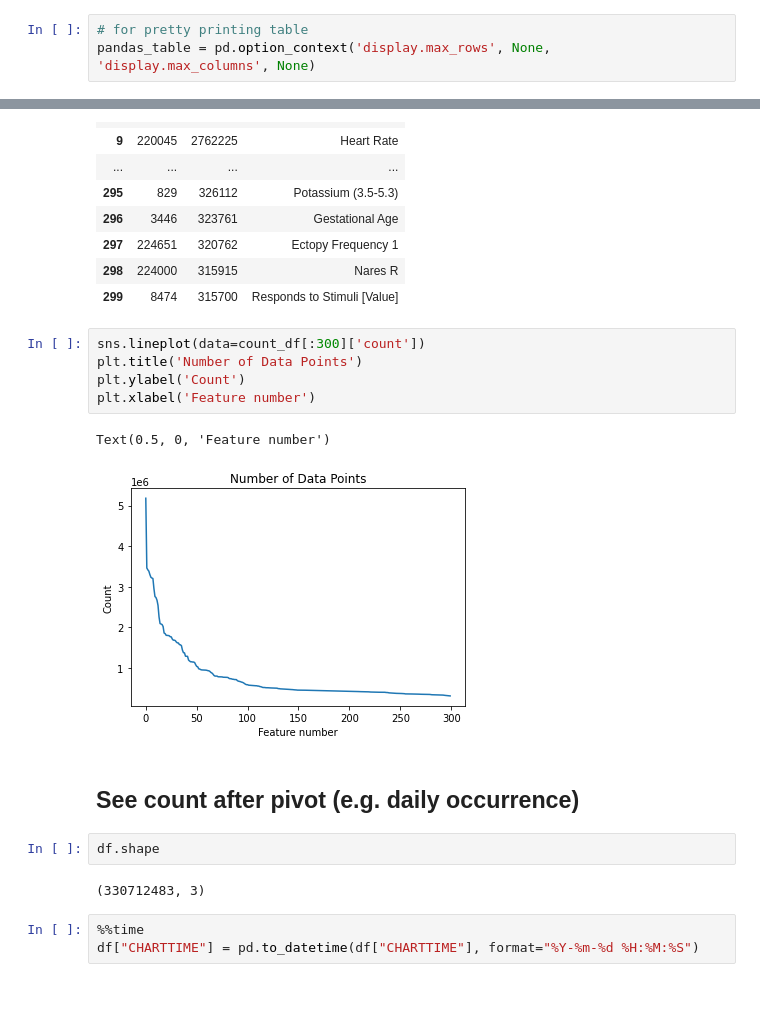
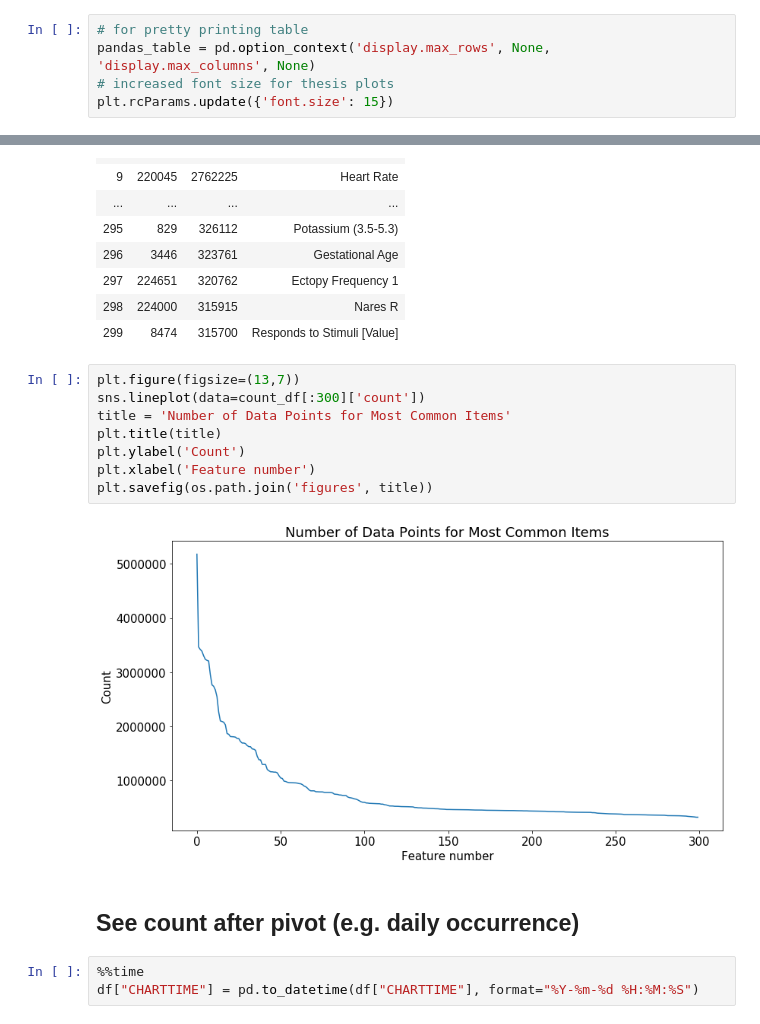
Before and after one commit to Gareth001/thesis, a Jupyter notebook: notebooks/MIMIC features.ipynb, the cells around one changed output, grey strips where cells are left out. Cells and saved outputs as stored; diff of their text form; blank space fills up the shorter version.

Commit message:
Optionally save figure output, change figure output and text size for thesis

```diff
--- a/notebooks/MIMIC features.ipynb
+++ b/notebooks/MIMIC features.ipynb
@@ -10,6 +11,8 @@ import matplotlib.pyplot as plt
 # %%
 # for pretty printing table
 pandas_table = pd.option_context('display.max_rows', None, 'display.max_columns', None)
+# increased font size for thesis plots
+plt.rcParams.update({'font.size': 15})
 # %%
 %%time
 # load all rows in chartevents
@@ -63,19 +77,17 @@ with pandas_table:
 | 298 | 224000 | 315915 | Nares R |
 | 299 | 8474 | 315700 | Responds to Stimuli [Value] |
 # %%
+plt.figure(figsize=(13,7))
 sns.lineplot(data=count_df[:300]['count'])
-plt.title('Number of Data Points')
+title = 'Number of Data Points for Most Common Items'
+plt.title(title)
 plt.ylabel('Count')
 plt.xlabel('Feature number')
+plt.savefig(os.path.join('figures', title))
 # %% [output]
-Text(0.5, 0, 'Feature number')
-[figure, old version]
+[figure, new version]
 # %% [markdown]
 ## See count after pivot (e.g. daily occurrence)
-# %%
-df.shape
-# %% [output]
-(330712483, 3)
 # %%
 %%time
 df["CHARTTIME"] = pd.to_datetime(df["CHARTTIME"], format="%Y-%m-%d %H:%M:%S")
```
Also changed, not shown: parts of 8 cells of this notebook, 1 other file.
